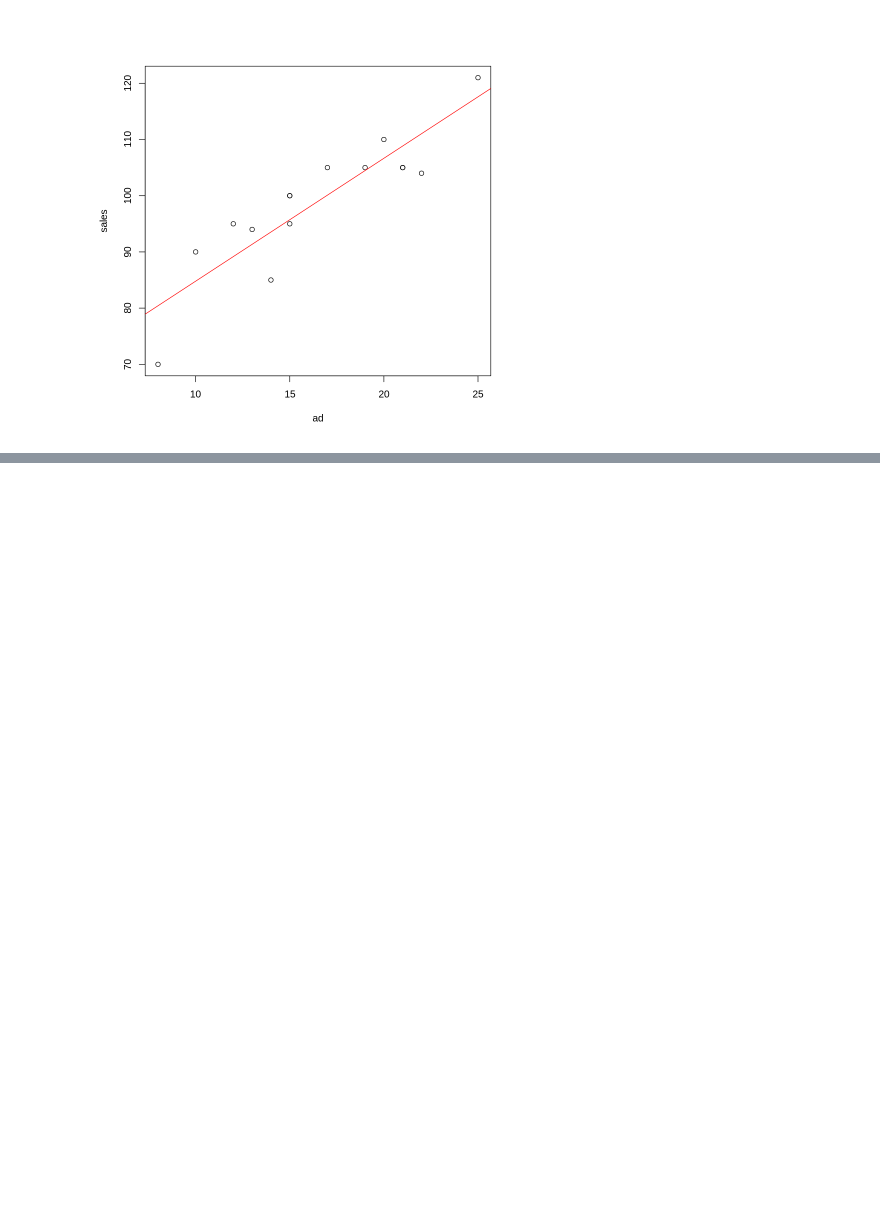
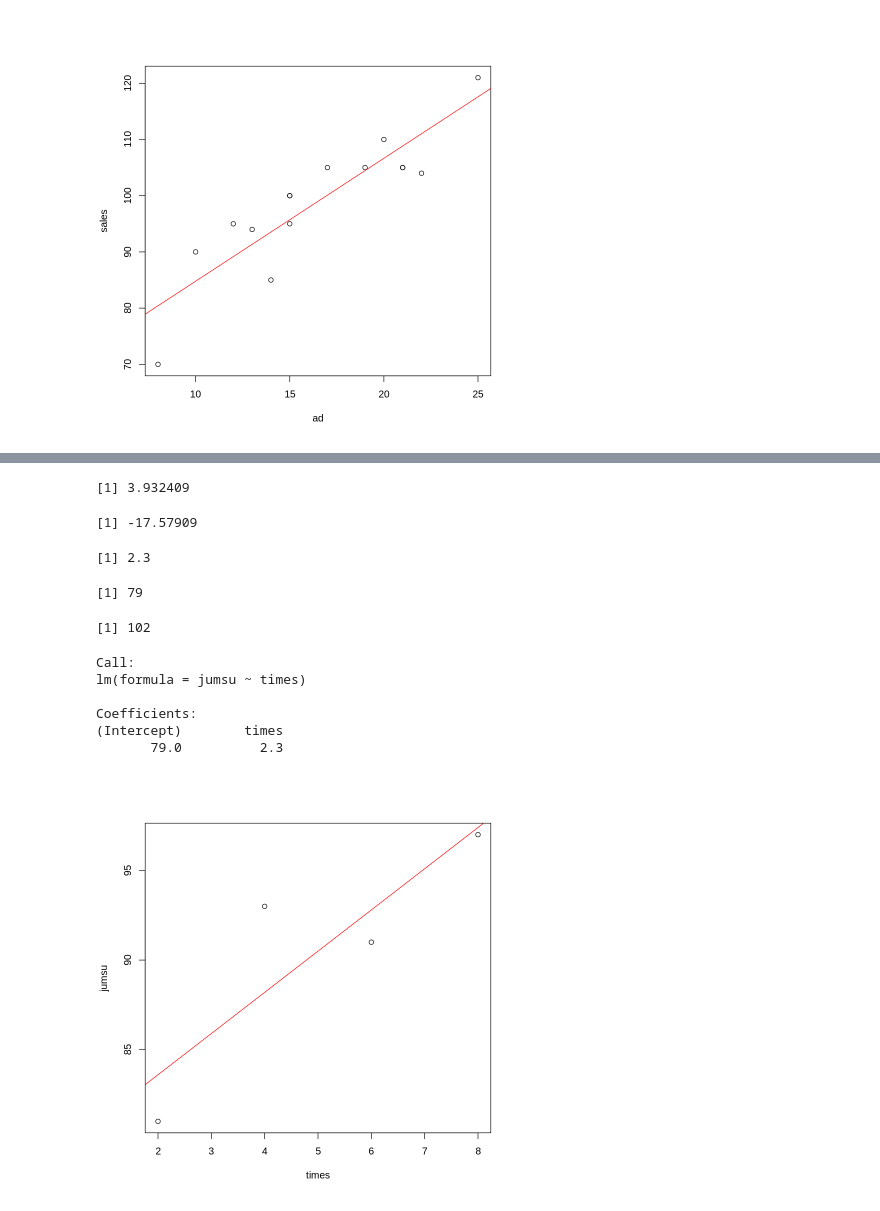
Before and after one commit to mermerm/r_statistics, a Jupyter notebook: 16regression.ipynb, the cells around one changed output, grey strips where cells are left out. Cells and saved outputs as stored; diff of their text form; code cells hidden in the pictures; blank space fills up the shorter version.

```diff
--- a/16regression.ipynb
+++ b/16regression.ipynb
@@ -33,0 +103,46 @@ Coefficients:
+# %%
+# 최소제곱법 (독립변수가 하나일 때 적용)
+# 기울기 = {(x - x 평균)(y - y평균)의 합} / (x-x평균)제곱의 합
+# 절편 = y평균-(x평균*기울기)
+
+# cars 데이터셋을 이용해서 속도speed에 따른 제동거리를dist 예측하는 회귀방정식을 작성
+s <- cars$speed
+d <- cars$dist
+upper <- sum((s-mean(s))*(d-mean(d)))
+lower <- sum((s-mean(s))**2)
+b <- upper/lower
+b
+a <-mean(d) - (mean(s)*b)
+a
+#y=17.58+3.93*x
+# %% [output]
+[1] 3.932409
+[1] -17.57909
+# %%
+# 시험시간과 성적 데이터를 이용해서 회귀식을 구하고 시각화를 하세요. 또한, 10시간 공부시 점수는 얼마인가 예측하세요.
+times <- c(2, 4, 6, 8)
+jumsu <- c(81, 93, 91, 97)
+t <- mean(times)
+j <- mean(jumsu)
+
+b <- sum((times-t)*(jumsu-j)) / sum((times-t)**2)
+a <- j - t*b
+b
+a
+# y = 2.3x+79
+plot(times, jumsu)
+abline(lm(jumsu~times), col='red')
+# x = 10
+ y <- 2.3*10 + 79
+ y
+# %% [output]
+[1] 2.3
+[1] 79
+[1] 102
+Call:
+lm(formula = jumsu ~ times)
+
+Coefficients:
+(Intercept)        times
+       79.0          2.3
+[figure, added]
```
Also changed, not shown: parts of 17 cells of this notebook.
